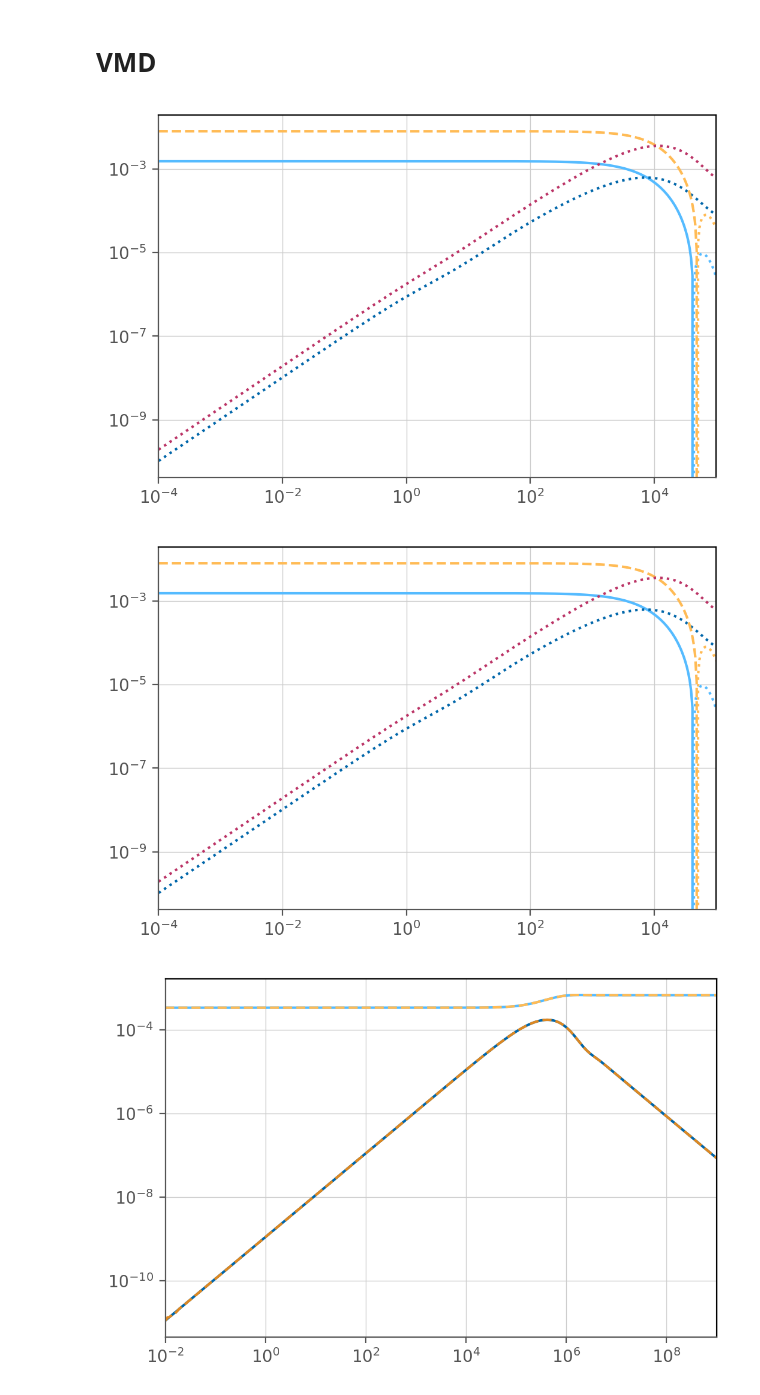
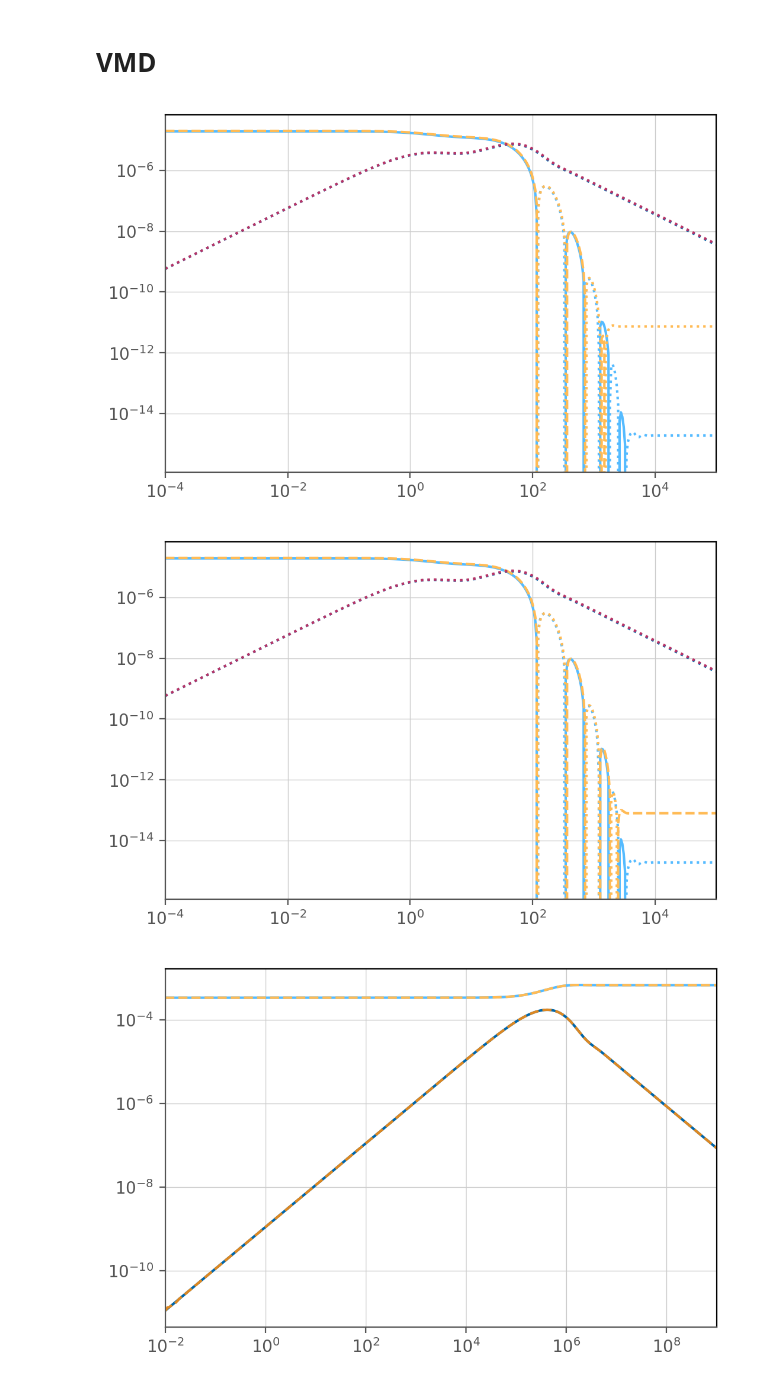
Before and after one commit to WasedaGeophysics/emulatte, a Jupyter notebook: example/playgrounds.ipynb, the cells around one changed output. Drawn from its saved outputs; the diff is of its cells as text; code cells hidden in the pictures.

```diff
--- a/example/playgrounds.ipynb
+++ b/example/playgrounds.ipynb
@@ -56,7 +56,7 @@ freq = np.logspace(-4,5,400)
 length = 10 * 2 ** 0.5
 sz = 0
 rz = 0
-ry = 100
+ry = 2000
 src = [[-500, 0, sz], [500, 0, sz]]
 rec = [0, ry, rz]
 EH = "H"
@@ -79,35 +79,35 @@ model.set_source(s, src)
 em_ed = model.fdem(EH, xyz, rec, freq)
 
 src = [-500, 500, 0, 0, 0, 0]
 rec = [0, ry, 0, 0, 90]
 # Hx: [0, 1000, 0, 0, 0]
 # Hy: [0, 1000, 0, 90, 0]
 # Hz: [0, 1000, 0, 0, 90]
 depth = [0,1000,1100]
 res = [1e12, 100, 1, 100]
 strength = 1
 mrec = True
 ft = 'dlf'
 ht = 'dlf'
 srcpts = 1
 
 
 # Computation
 inp = {'src': src, 'rec': rec, 'depth': depth, 'res': res,
        'freqtime': freq, 'strength': strength, 'mrec': mrec,
        'verb': 1, 'ft': ft, 'ht': ht, 'epermH': [0, 0, 0, 0]}
 #frequency-domain: {'freqtime': freq}
 #time-domain: {'freqtime': time}
 
 fhz_num = empymod.bipole(signal=None, **inp)
 #time: (signal=-1)
 #frequency: (signal=None)
 
 fig = fdem_plot(freq, em_gw, em_ed)
 fig = fdem_plot(freq, em_gw, fhz_num)
 # %% [output]
-[figure, old version]
+[figure, new version]
-[figure, old version]
+[figure, new version]
 # %%
 thick = []
 res = [10]
```
Also changed, not shown: parts of 5 cells of this notebook, 10 other files.
